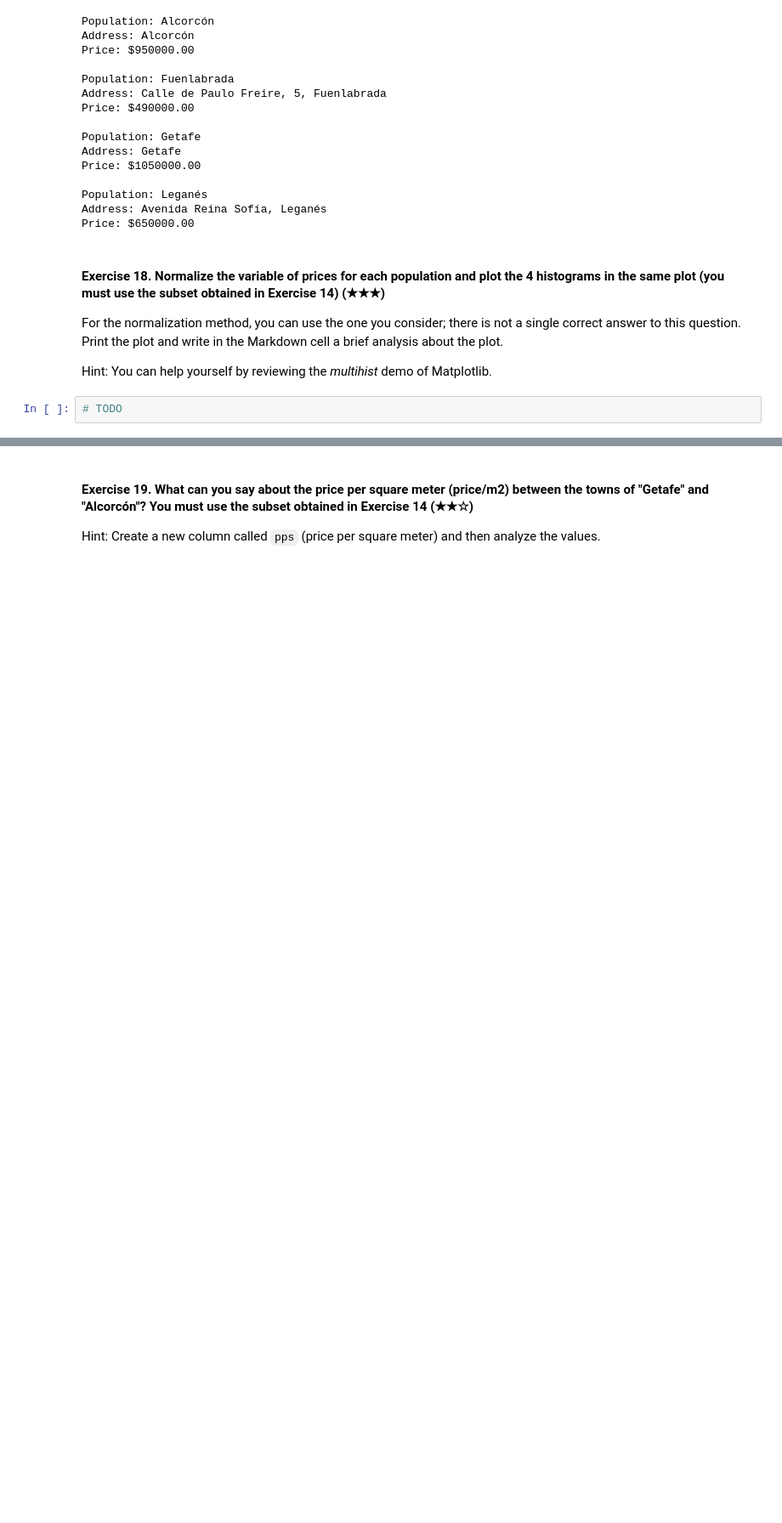
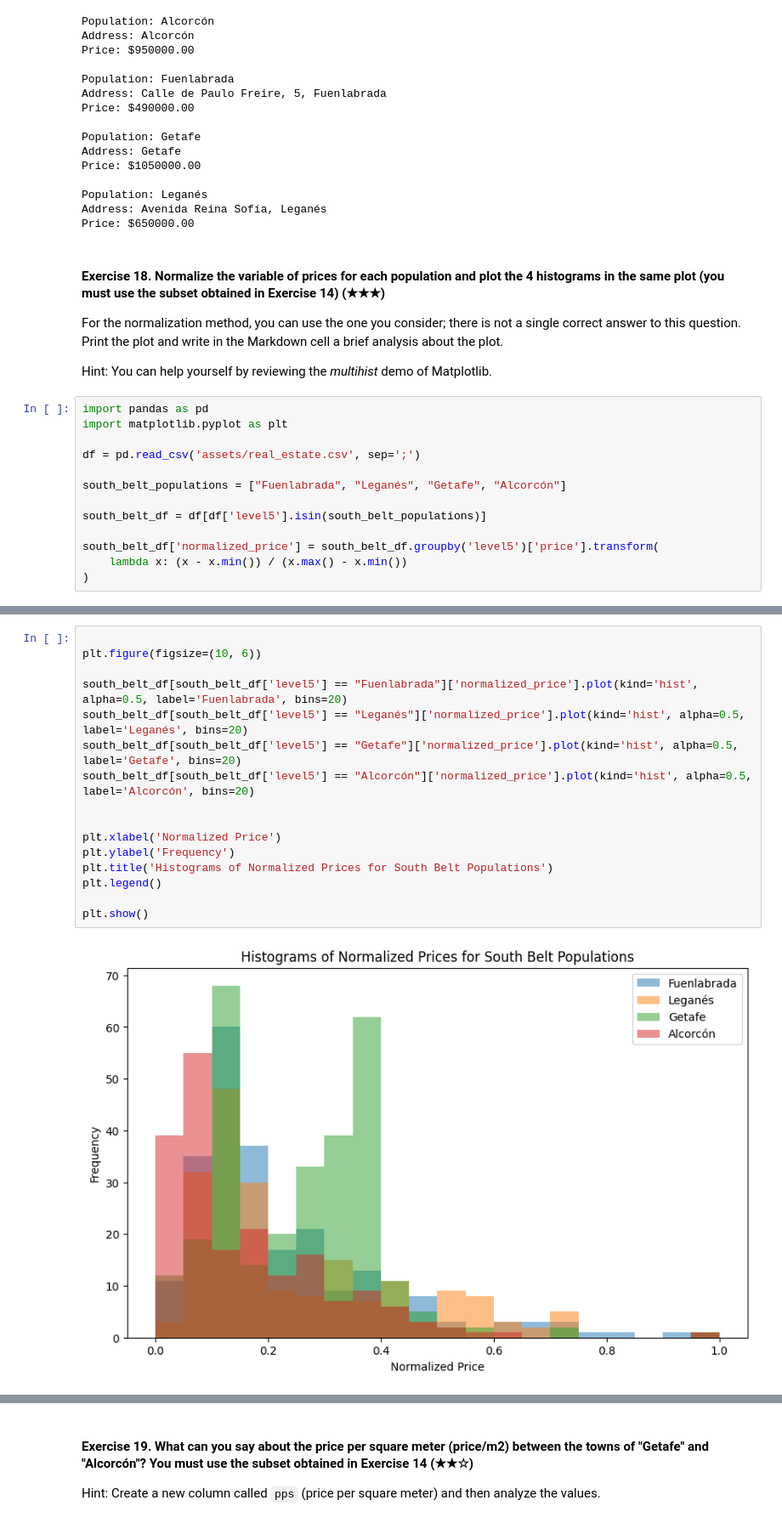
Before and after one commit to Aaronmatthews4/realestate-datacleanup-exercise, a Jupyter notebook: project.ipynb, the cells around one changed output, grey strips where cells are left out. Shown at 85% size. Drawn from its saved outputs; the diff is of its cells as text; blank space fills up the shorter version.

```diff
--- a/project.ipynb
+++ b/project.ipynb
@@ -514,4 +515,15 @@ For the normalization method, you can use the one you consider; there is not a s
 
 Hint: You can help yourself by reviewing the *multihist* demo of Matplotlib.
 # %%
-# TODO
+import pandas as pd
+import matplotlib.pyplot as plt
+
+df = pd.read_csv('assets/real_estate.csv', sep=';')
+
+south_belt_populations = ["Fuenlabrada", "Leganés", "Getafe", "Alcorcón"]
+
+south_belt_df = df[df['level5'].isin(south_belt_populations)]
+
+south_belt_df['normalized_price'] = south_belt_df.groupby('level5')['price'].transform(
+    lambda x: (x - x.min()) / (x.max() - x.min())
+)
@@ -518 +536,19 @@ Hint: You can help yourself by reviewing the *multihist* demo of Matplotlib.
+# %%
+
+plt.figure(figsize=(10, 6))
+
+south_belt_df[south_belt_df['level5'] == "Fuenlabrada"]['normalized_price'].plot(kind='hist', alpha=0.5, label='Fuenlabrada', bins=20)
+south_belt_df[south_belt_df['level5'] == "Leganés"]['normalized_price'].plot(kind='hist', alpha=0.5, label='Leganés', bins=20)
+south_belt_df[south_belt_df['level5'] == "Getafe"]['normalized_price'].plot(kind='hist', alpha=0.5, label='Getafe', bins=20)
+south_belt_df[south_belt_df['level5'] == "Alcorcón"]['normalized_price'].plot(kind='hist', alpha=0.5, label='Alcorcón', bins=20)
+
+
+plt.xlabel('Normalized Price')
+plt.ylabel('Frequency')
+plt.title('Histograms of Normalized Prices for South Belt Populations')
+plt.legend()
+
+plt.show()
+# %% [output]
+[figure, added]
 # %% [markdown]
```
Also changed, not shown: parts of 6 cells of this notebook, 1 other file.
